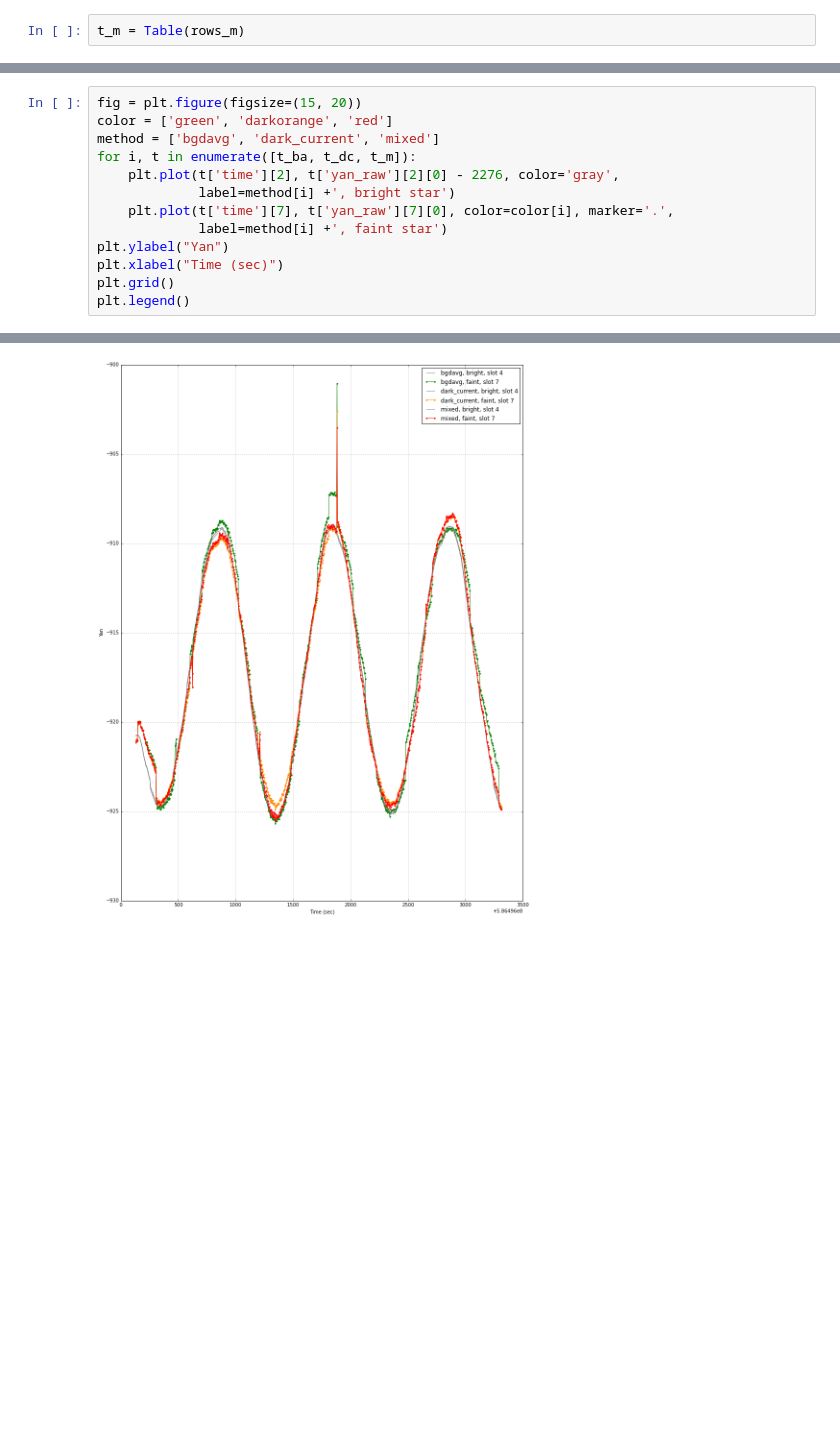
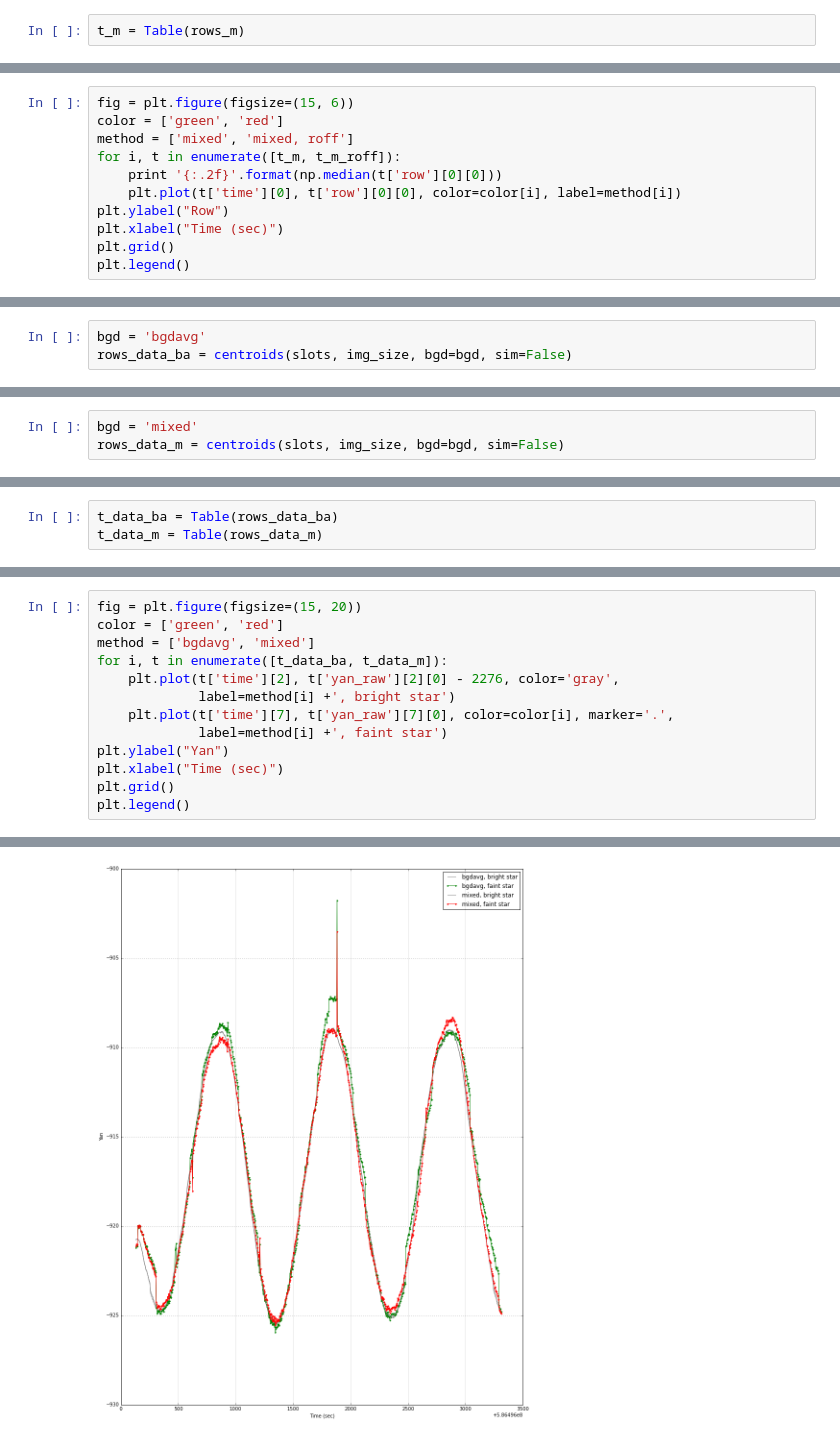
Before and after one commit to malgosias/aca_dark_current, a Jupyter notebook: aca_dark_current.ipynb, the cells around one changed output, grey strips where cells are left out. Cells and saved outputs as stored; diff of their text form; blank space fills up the shorter version.

```diff
--- a/aca_dark_current.ipynb
+++ b/aca_dark_current.ipynb
@@ -410,0 +518,11 @@ print t_ba.colnames
+# %%
+fig = plt.figure(figsize=(15, 6))
+color = ['green', 'red']
+method = ['mixed', 'mixed, roff']
+for i, t in enumerate([t_m, t_m_roff]):
+    print '{:.2f}'.format(np.median(t['row'][0][0]))
+    plt.plot(t['time'][0], t['row'][0][0], color=color[i], label=method[i])
+plt.ylabel("Row")
+plt.xlabel("Time (sec)")
+plt.grid()
+plt.legend()
@@ -410,0 +541,3 @@ print t_ba.colnames
+# %%
+bgd = 'bgdavg'
+rows_data_ba = centroids(slots, img_size, bgd=bgd, sim=False)
@@ -410,0 +553,3 @@ print t_ba.colnames
+# %%
+bgd = 'mixed'
+rows_data_m = centroids(slots, img_size, bgd=bgd, sim=False)
@@ -410,0 +565,3 @@ print t_ba.colnames
+# %%
+t_data_ba = Table(rows_data_ba)
+t_data_m = Table(rows_data_m)
@@ -411,16 +584,16 @@ print t_ba.colnames
 # %%
 fig = plt.figure(figsize=(15, 20))
-color = ['green', 'darkorange', 'red']
-method = ['bgdavg', 'dark_current', 'mixed']
-for i, t in enumerate([t_ba, t_dc, t_m]):
+color = ['green', 'red']
+method = ['bgdavg', 'mixed']
+for i, t in enumerate([t_data_ba, t_data_m]):
     plt.plot(t['time'][2], t['yan_raw'][2][0] - 2276, color='gray',
              label=method[i] +', bright star')
     plt.plot(t['time'][7], t['yan_raw'][7][0], color=color[i], marker='.',
              label=method[i] +', faint star')
 plt.ylabel("Yan")
 plt.xlabel("Time (sec)")
 plt.grid()
 plt.legend()
 # %% [output]
 <matplotlib.legend.Legend at 0x...>
-[figure, old version]
+[figure, new version]
```
Also changed, not shown: parts of 44 cells of this notebook, 1 other file.
